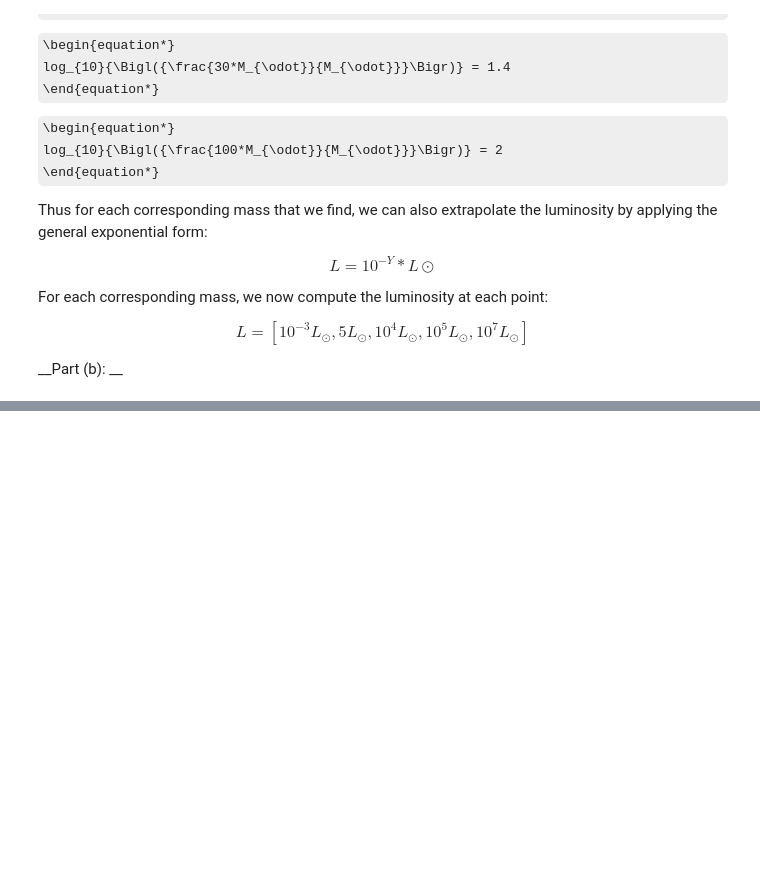
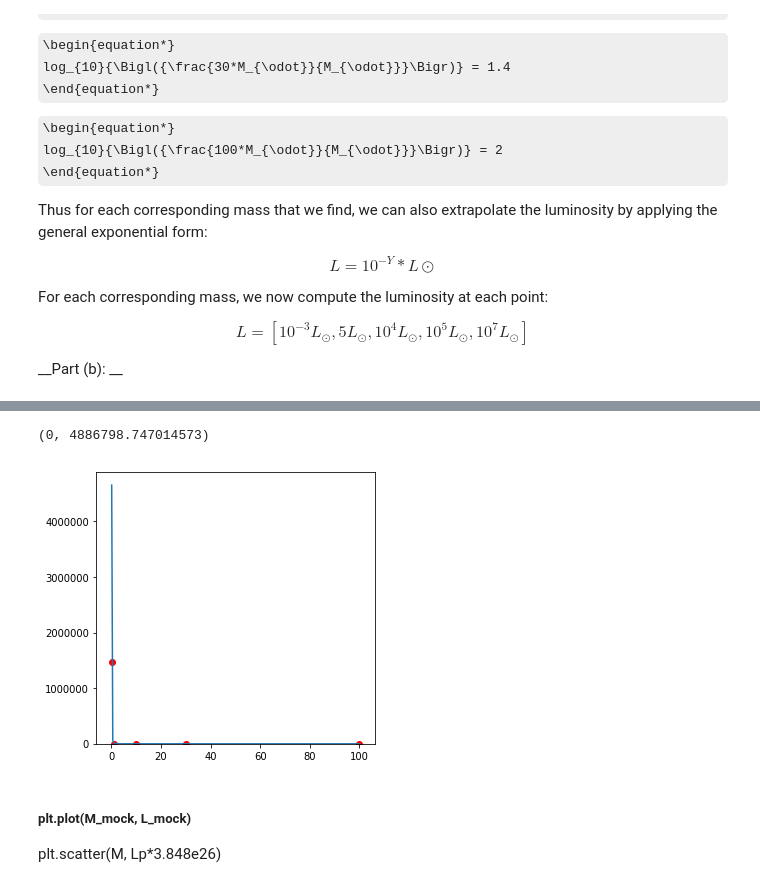
Before and after one commit to AndyTza/modern_astro, a Jupyter notebook: Modern Stellar Astrophysics Homework 1 Solutions.ipynb, the cells around one changed output, grey strips where cells are left out. Drawn from its saved outputs; the diff is of its cells as text; code cells hidden in the pictures; some formulas as TeX source; blank space fills up the shorter version.

```diff
--- a/Modern Stellar Astrophysics Homework 1 Solutions.ipynb
+++ b/Modern Stellar Astrophysics Homework 1 Solutions.ipynb
@@ -245,13 +246,22 @@ __Part (b): __
 M = np.array([0.1, 1, 10, 30, 100]) # times solar mass
 Lp = np.array([0.001, 5, 10**4, 10**5, 10**7]) # times solar luminosity
 # %%
-def luma(mass):
-    L = (mass)**(3.5) * (3.848*10**26) # J/s
+def luma(mass, units='Joules'):
+    if units=='Joules':
+        L = (mass)**(3.5) * (3.848*10**26) # J/s
+    elif units=='Solar':
+        L = (mass)**(3.5) # Solar
+
     return L
 
-def t_ms(mass, luminosity, f=0.15, q_factor=1.001e-12, m_h=1.674e-27):
+def t_ms(mass, luminosity, f=0.15, q_factor=1.001e-12, m_h=1.674e-27, time_units='mega'):
     "Return the life-time of main-sequence star for given f-factor and q-factor"
 
-    time = (q_factor*f*mass*1.99e30)/(m_h*luminosity*3.848e26)
+    if time_units=='mega':
+        time = (q_factor*f*mass*1.99e30)/(m_h*luminosity*3.848e26) # sec
+        time = time * 3.171e-14 #Myr
+    elif time_units=='giga':
+        time = (q_factor*f*mass*1.99e30)/(m_h*luminosity*3.848e26) # sec
+        time = time * 3.171e-17 #Gyr
 
     return time
@@ -271,0 +273,4 @@ plt.ylim(0,-1000)
+# %%
+# Create mock mass and luminosity for distribution
+M_mock = np.linspace(0.1, 100, num=230)
+L_mock = luma(M_mock, units='Solar')
@@ -271,0 +284,11 @@ plt.ylim(0,-1000)
+# %%
+plt.figure(figsize=(5,5))
+plt.plot(M_mock, t_ms(M_mock, L_mock, time_units='mega'))
+plt.scatter(M, t_ms(M, Lp ,time_units='mega'), color='red')
+plt.ylim(0,)
+# %% [output]
+(0, 4886798.747014573)
+[figure, added]
+# %% [markdown]
+##### plt.plot(M_mock, L_mock)
+plt.scatter(M, Lp*3.848e26)
```
Also changed, not shown: parts of 7 cells of this notebook.
